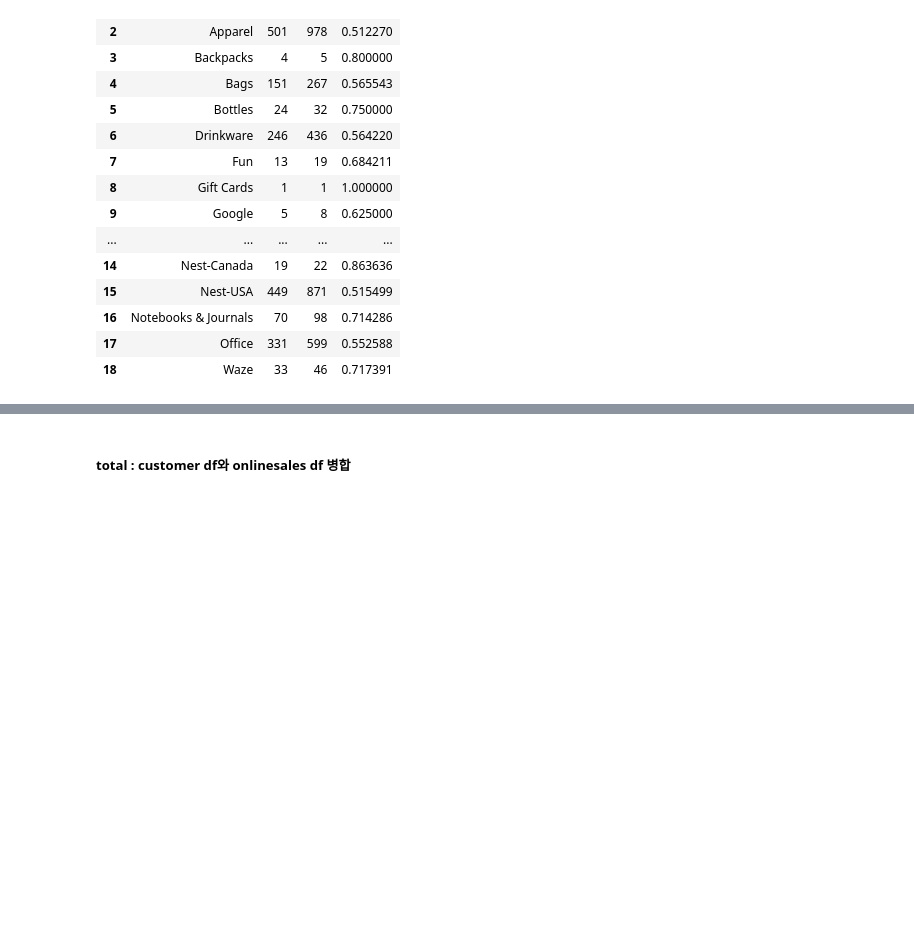
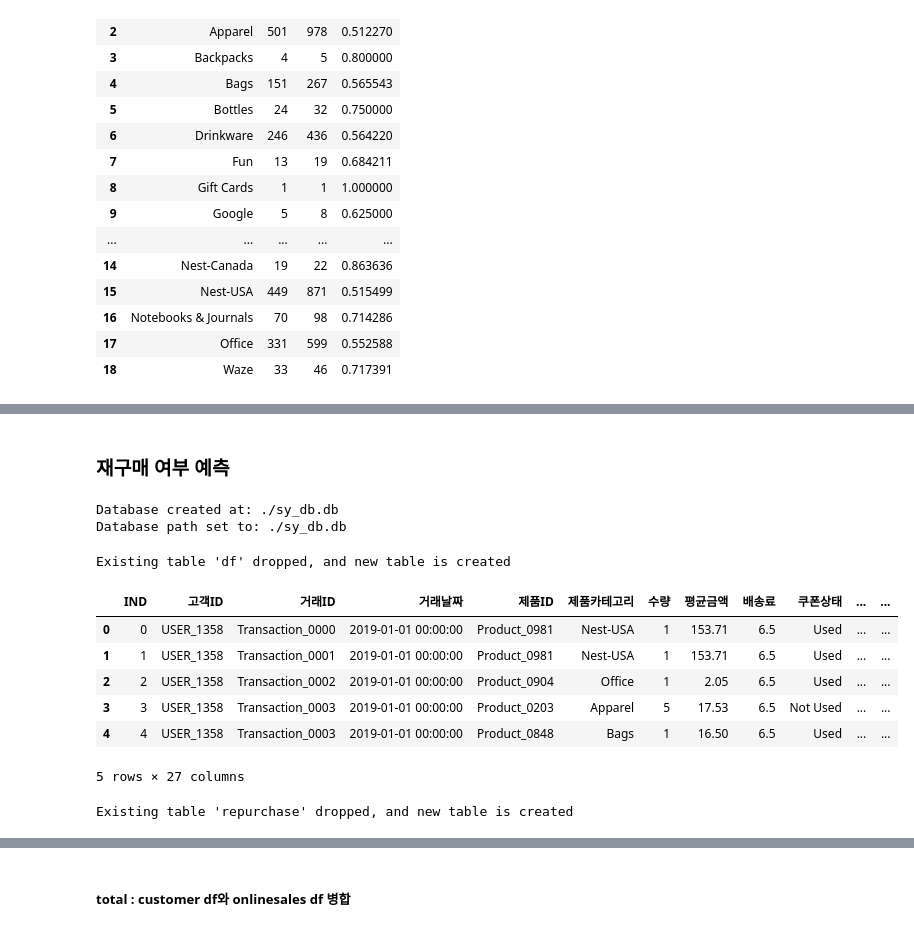
Before and after one commit to hyun8838/dash_team, a Jupyter notebook: sy_preprocessing.ipynb, the cells around one changed output, grey strips where cells are left out. Cells and saved outputs as stored; diff of their text form; code cells hidden in the pictures; blank space fills up the shorter version.

```diff
--- a/sy_preprocessing.ipynb
+++ b/sy_preprocessing.ipynb
@@ -230,0 +214,2 @@ NameError: name 'database_sy' is not defined
+# %% [markdown]
+### 재구매 여부 예측
@@ -230,0 +218,32 @@ NameError: name 'database_sy' is not defined
+# %%
+db_manager = sy_database.DatabaseManager()
+
+# Create new database
+db_manager.create_database('./sy_db.db')
+# %% [output]
+Database created at: ./sy_db.db
+Database path set to: ./sy_db.db
+# %%
+# train table 만들기
+df = db_manager.create_new_table(sy, 'df')
+# %% [output]
+Existing table 'df' dropped, and new table is created
+# %%
+df = db_manager.making_dataframe("df")
+# %%
+df.head()
+# %% [output]
+|  | IND | 고객ID | 거래ID | 거래날짜 | 제품ID | 제품카테고리 | 수량 | 평균금액 | 배송료 | 쿠폰상태 | ... | ... |
+| 0 | 0 | USER_1358 | Transaction_0000 | 2019-01-01 00:00:00 | Product_0981 | Nest-USA | 1 | 153.71 | 6.5 | Used | ... | ... |
+| 1 | 1 | USER_1358 | Transaction_0001 | 2019-01-01 00:00:00 | Product_0981 | Nest-USA | 1 | 153.71 | 6.5 | Used | ... | ... |
+| 2 | 2 | USER_1358 | Transaction_0002 | 2019-01-01 00:00:00 | Product_0904 | Office | 1 | 2.05 | 6.5 | Used | ... | ... |
+| 3 | 3 | USER_1358 | Transaction_0003 | 2019-01-01 00:00:00 | Product_0203 | Apparel | 5 | 17.53 | 6.5 | Not Used | ... | ... |
+| 4 | 4 | USER_1358 | Transaction_0003 | 2019-01-01 00:00:00 | Product_0848 | Bags | 1 | 16.50 | 6.5 | Used | ... | ... |
+5 rows × 27 columns
+# %%
+# 특정 컬럼들로 이루어진 df를 db에 저장
+columns = ['제품카테고리', '배송료', '쿠폰상태', '성별', '고객지역', '가입기간',  '할인율', '오프라인비용', '온라인비용', '마케팅비용', '고객소비액', '매출', '재방문여부', '고객분류']
+repurchase = df[columns]
+db_manager.create_new_table(repurchase, 'repurchase')
+# %% [output]
+Existing table 'repurchase' dropped, and new table is created
```
Also changed, not shown: parts of 13 cells of this notebook, 8 other files.
